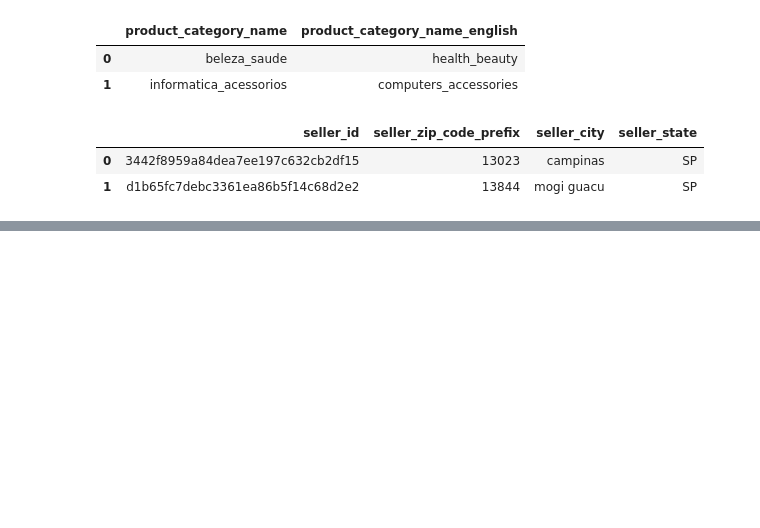
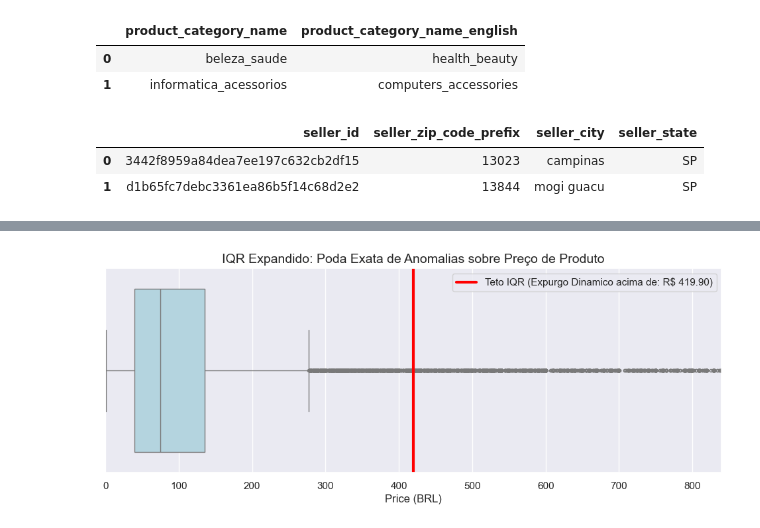
Before and after one commit to NikolasTesch/DesafioRadar, a Jupyter notebook: notebooks/fabily_notes/clean_note_1.ipynb, the cells around one changed output, grey strips where cells are left out. Drawn from its saved outputs; the diff is of its cells as text; code cells hidden in the pictures; blank space fills up the shorter version.

```diff
--- a/notebooks/fabily_notes/clean_note_1.ipynb
+++ b/notebooks/fabily_notes/clean_note_1.ipynb
@@ -121,0 +136,22 @@ Para contornar a anomalia Paretiana, utilizamos duas medidas matemáticas blinda
+# %%
+def plot_iqr_boxplot(series, title):
+    Q1, Q3 = series.quantile(0.25), series.quantile(0.75)
+    IQR = Q3 - Q1
+    upper_bound = Q3 + 3 * IQR # Amplificado
+
+    plt.figure(figsize=(12, 4))
+    sns.boxplot(x=series, color='lightblue', fliersize=3)
+
+    plt.axvline(upper_bound, color='red', linestyle='-', linewidth=3, label=f"Teto IQR (Expurgo Dinamico acima de: R$ {upper_bound:.2f})")
+
+    plt.title(title, fontsize=14)
+    plt.xlabel("Price (BRL)")
+    plt.legend()
+    # Focando a janela ate 2x o teto garante a visualizacao focada
+    if upper_bound < series.max() / 5:
+        plt.xlim(0, upper_bound * 2)
+    plt.show()
+
+plot_iqr_boxplot(items['price'], "IQR Expandido: Poda Exata de Anomalias sobre Preço de Produto")
+# %% [output]
+[figure, added]
```
Also changed, not shown: parts of 11 cells of this notebook, 2 other files.
